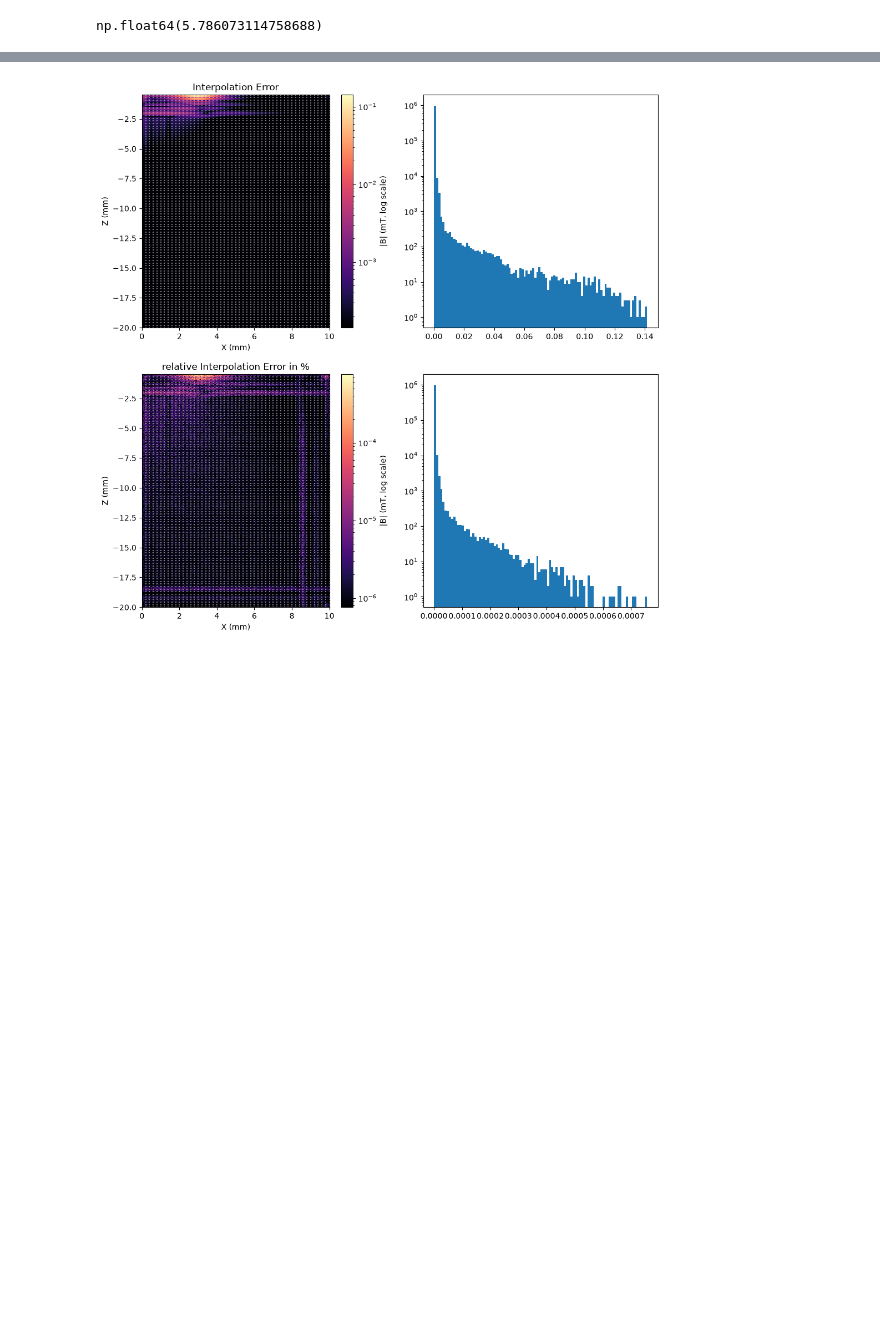
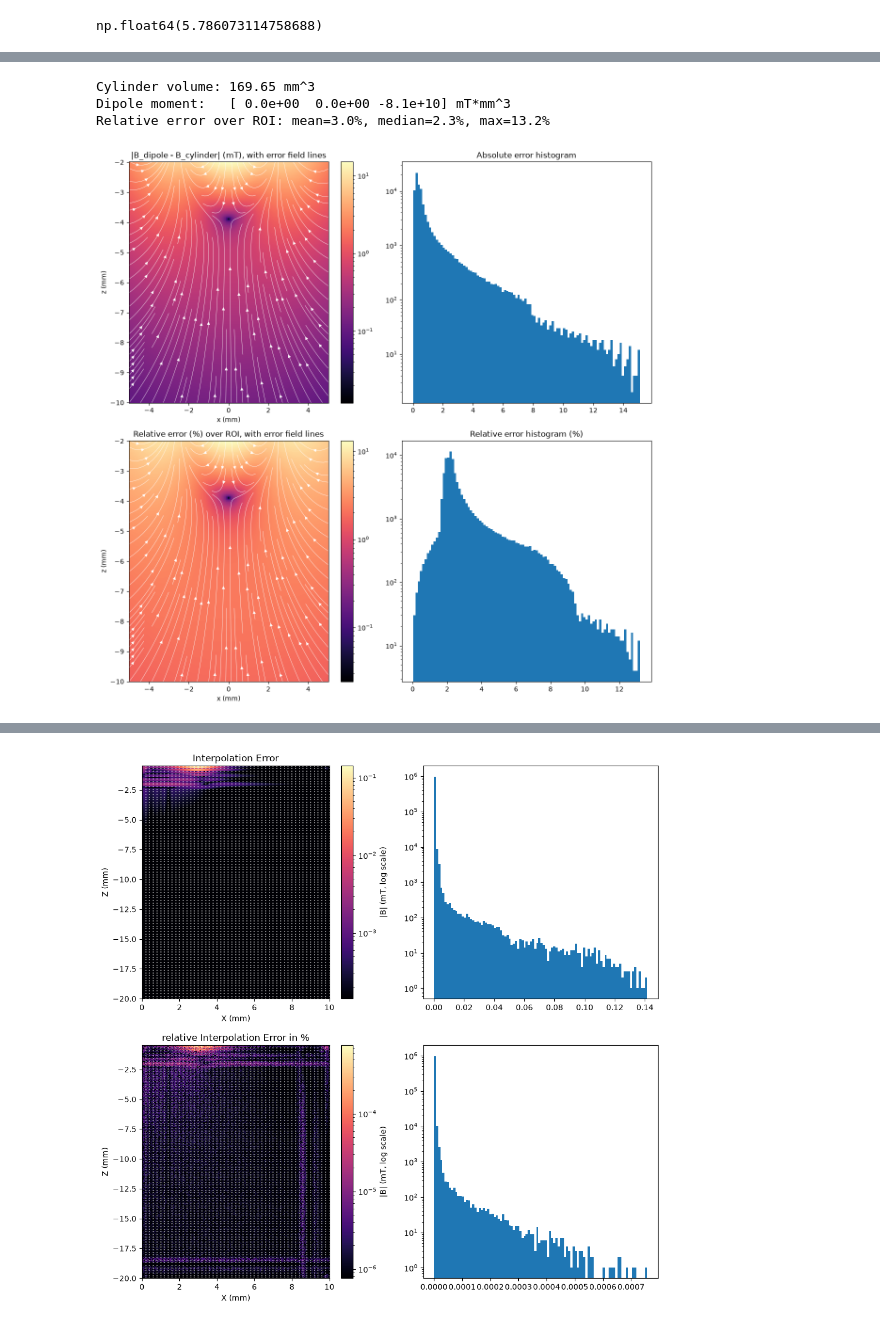
Before and after one commit to bartMarinissen/cad-mouse-mk2, a Jupyter notebook: magnet_field_model/field_approximation.ipynb, the cells around one changed output, grey strips where cells are left out. Saved outputs shown, nothing was run; the diff lists cells and outputs as text; code cells hidden in the pictures; blank space fills up the shorter version.

```diff
--- a/magnet_field_model/field_approximation.ipynb
+++ b/magnet_field_model/field_approximation.ipynb
@@ -135,0 +166,54 @@ np.float64(5.786073114758688)
+# %%
+# Equivalent point dipole: same position, moment = magnetization * volume
+dipole = magpy.misc.Dipole(moment=magnet.dipole_moment, position=magnet.position)
+print(f"Cylinder volume: {magnet.volume:.2f} mm^3")
+print(f"Dipole moment:   {magnet.dipole_moment} mT*mm^3")
+
+nx_cmp, nz_cmp = 300, 300
+x_cmp = np.linspace(X_MIN, X_MAX, nx_cmp)
+z_cmp = np.linspace(Z_BOT, Z_TOP, nz_cmp)
+Xc, Zc = np.meshgrid(x_cmp, z_cmp)
+pts_cmp = np.stack([Xc.ravel(), np.zeros_like(Xc.ravel()), Zc.ravel()], axis=-1)
+
+B_cyl_cmp = magnet.getB(pts_cmp).reshape(nx_cmp, nz_cmp, 3)
+B_dip_cmp = dipole.getB(pts_cmp).reshape(nx_cmp, nz_cmp, 3)
+
+dip_err = B_dip_cmp - B_cyl_cmp
+dip_err_mag = np.linalg.norm(dip_err, axis=-1)
+dip_err_rel = 100 * dip_err_mag / np.linalg.norm(B_cyl_cmp, axis=-1)
+
+print(f"Relative error over ROI: mean={dip_err_rel.mean():.1f}%, "
+      f"median={np.median(dip_err_rel):.1f}%, max={dip_err_rel.max():.1f}%")
+# %% [output]
+Cylinder volume: 169.65 mm^3
+Dipole moment:   [ 0.0e+00  0.0e+00 -8.1e+10] mT*mm^3
+Relative error over ROI: mean=3.0%, median=2.3%, max=13.2%
+# %%
+err_x, err_z = dip_err[..., 0], dip_err[..., 2]   # direction of the dipole-minus-cylinder discrepancy
+
+fig, ax = plt.subplots(2, 2, figsize=(12, 12))
+
+pcm = ax[0, 0].pcolormesh(Xc, Zc, dip_err_mag, shading="auto", cmap="magma",
+                           norm=plt.matplotlib.colors.LogNorm(vmin=max(dip_err_mag.min(), 1e-3), vmax=dip_err_mag.max()))
+ax[0, 0].streamplot(Xc, Zc, err_x, err_z, color='white', density=1.2, linewidth=0.5, arrowsize=1.0)
+ax[0, 0].set_title("|B_dipole - B_cylinder| (mT), with error field lines")
+ax[0, 0].set_xlabel("x (mm)"); ax[0, 0].set_ylabel("z (mm)")
+fig.colorbar(pcm, ax=ax[0, 0])
+
+ax[0, 1].hist(dip_err_mag.ravel(), bins=100, log=True)
+ax[0, 1].set_title("Absolute error histogram")
+
+pcm = ax[1, 0].pcolormesh(Xc, Zc, dip_err_rel, shading="auto", cmap="magma",
+                           norm=plt.matplotlib.colors.LogNorm(vmin=max(dip_err_rel.min(), 1e-2), vmax=dip_err_rel.max()))
+ax[1, 0].streamplot(Xc, Zc, err_x, err_z, color='white', density=1.2, linewidth=0.5, arrowsize=1.0)
+ax[1, 0].set_title("Relative error (%) over ROI, with error field lines")
+ax[1, 0].set_xlabel("x (mm)"); ax[1, 0].set_ylabel("z (mm)")
+fig.colorbar(pcm, ax=ax[1, 0])
+
+ax[1, 1].hist(dip_err_rel.ravel(), bins=100, log=True)
+ax[1, 1].set_title("Relative error histogram (%)")
+
+fig.tight_layout()
+plt.show()
+# %% [output]
+[figure, added]
```
Also changed, not shown: parts of 7 cells of this notebook, 30 other files.
